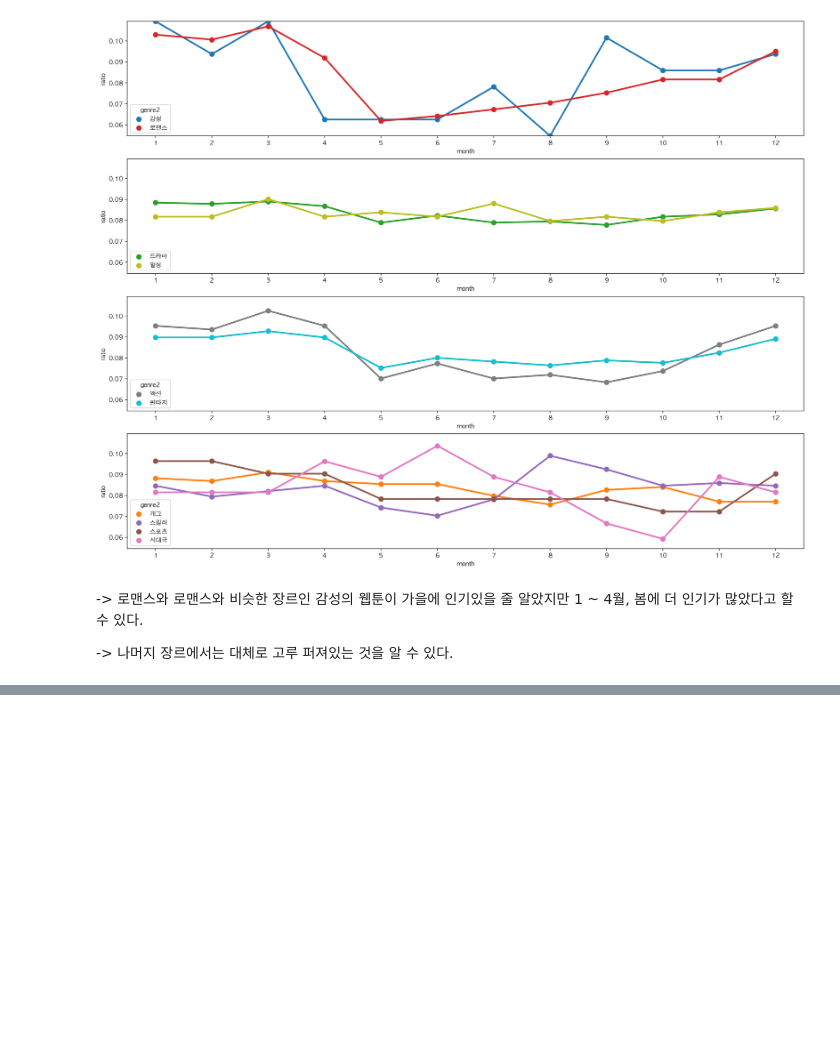
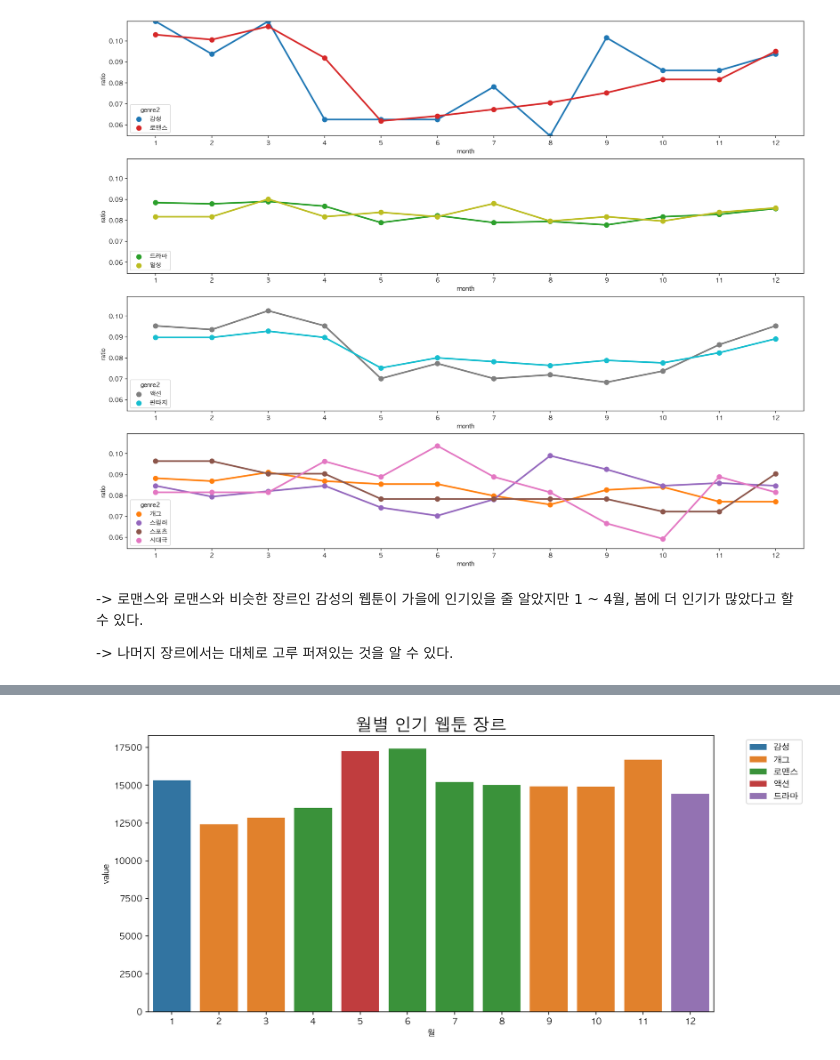
Before and after one commit to aeea-0605/first_project, a Jupyter notebook: NaverWebtoon_EDA/final.ipynb, the cells around one changed output, grey strips where cells are left out. Cells and saved outputs as stored; diff of their text form; code cells hidden in the pictures; blank space fills up the shorter version.

```diff
--- a/NaverWebtoon_EDA/EDA.ipynb
+++ b/NaverWebtoon_EDA/final.ipynb
@@ -1222,0 +1233,15 @@ plt.show()
+# %%
+month_genres = []
+for a in range(1, 13):
+    r = yearly_month_genre(a)
+    month_genres.append(r)
+
+df = pd.DataFrame()
+for i in range(len(month_genres)):
+    df = pd.concat([df, month_genres[i]['person']],1)
+
+df.columns = ['1월', '2월', '3월', '4월', '5월', '6월', '7월', '8월', '9월', '10월', '11월', '12월']
+# %%
+month_df = pd.concat([month_genres[0]['genre2'], df], 1)
+month_df = month_df.set_index("genre2")
+month_df
@@ -1222,0 +1261,16 @@ plt.show()
+# %%
+month_df = month_df.T # 행 열 치환
+month_df.index = month_df.index.str.replace("월", "")
+
+value = []
+genre = []
+for i in range(len(month_df)):
+    value.append(month_df.iloc[i].max()) # 행별 최대값
+    genre.append(month_df.iloc[i].idxmax()) # 행별 최대값의 컬럼값
+
+df = pd.DataFrame(
+                {'value' : value,
+                 'genre' : genre},
+                    index = range(len(value))) # 인덱스설정
+df["월"] = range(1,13)   # 월 컬럼 추가
+df
@@ -1222,0 +1291,8 @@ plt.show()
+# %%
+plt.figure(figsize=(12,6))
+sns.barplot(data=df, x='월', y ='value', hue='genre', dodge=False)
+plt.title('월별 인기 웹툰 장르', fontsize=20)
+plt.legend(bbox_to_anchor=(1.05, 1))
+plt.show()
+# %% [output]
+[figure, added]
```
Also changed, not shown: parts of 4 cells of this notebook, 1 other file.
